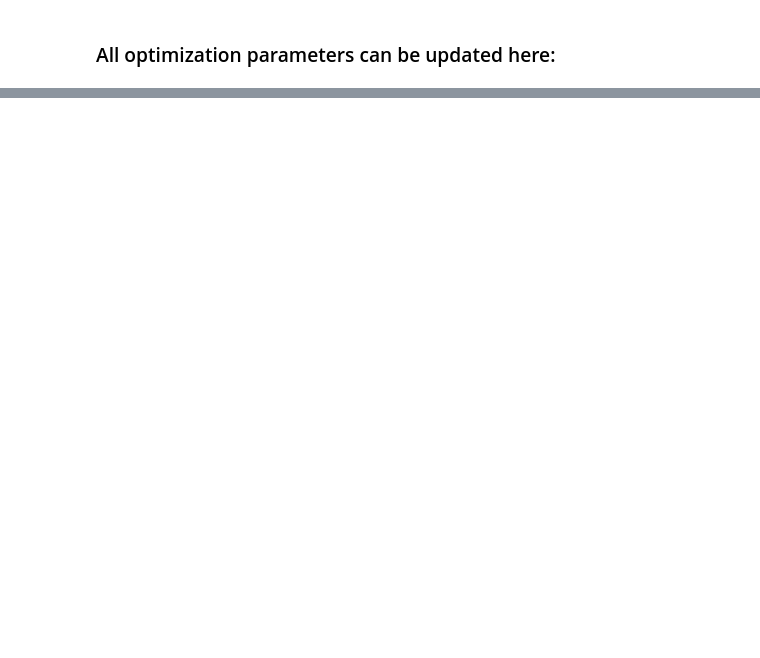
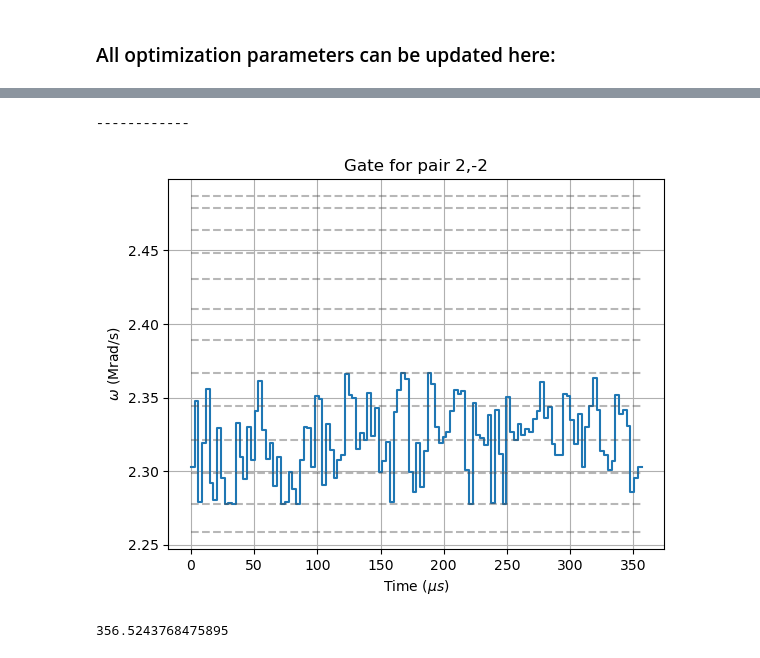
Before and after one commit to euriqa-brassboard/GoldGates.jl, a Jupyter notebook: notebooks/101725_13ion_gates.ipynb, the cells around one changed output, grey strips where cells are left out. Saved outputs shown, nothing was run; the diff lists cells and outputs as text; code cells hidden in the pictures; blank space fills up the shorter version.

```diff
--- a/notebooks/101725_13ion_gates.ipynb
+++ b/notebooks/101725_13ion_gates.ipynb
@@ -128,9 +134,9 @@ chain_position_to_idx(ion_pos) = ion_pos + (nions + 1) ÷ 2 # For example, pos 0
 param_sets = [
     Dict(
         :ion1 => chain_position_to_idx(-2), :ion2 => chain_position_to_idx(2),
-        :min_τ => 0.1, :max_τ => 2.5,
+        :min_τ => 0.1, :max_τ => 3,
         :min_Ω => pitime_to_Ω(8), :max_Ω => pitime_to_Ω(3.8),
-        :min_ω => 2π * sysparams.modes.radial1[2], :max_ω => 2π * sysparams.modes.radial1[8],
+        :min_ω => 2π * sysparams.modes.radial1[2], :max_ω => 2π * sysparams.modes.radial1[6],
         :blackman_ratio => 0.7, :nseg => 120, :niter => 150
     ),
     # Dict(
@@ -158,25 +164,36 @@ for params in param_sets
     blackman_ratio = params[:blackman_ratio]
     nseg = params[:nseg]
     niter = params[:niter]
+    pos1 = idx_to_chain_position(ion1)
+    pos2 = idx_to_chain_position(ion2)
+    key = "$(max(pos1, pos2)),$(min(pos1,pos2))"
 
     println("------------")
-    println("Calling gen_gate with parameters:")
-    println("ion1 = $ion1, ion2 = $ion2, min_τ = $min_τ, max_τ = $max_τ")
-    println("min_Ω = $min_Ω, max_Ω = $max_Ω, min_ω = $min_ω, max_ω = $max_ω")
-    println("blackman_ratio = $blackman_ratio, nseg = $nseg, niter = $niter")
+    println("Calling gen_gate with parameters for $key:")
+    println("   ion1 = $ion1, ion2 = $ion2, min_τ = $min_τ, max_τ = $max_τ")
+    println("   min_Ω = $min_Ω, max_Ω = $max_Ω, min_ω = $min_ω, max_ω = $max_ω")
+    println("   blackman_ratio = $blackman_ratio, nseg = $nseg, niter = $niter")
 
     # Run optimization and collect outputs
     opt_raw_params, kern, modes = gen_gate(ion1, ion2, min_τ, max_τ, min_Ω, max_Ω, min_ω, max_ω, blackman_ratio, nseg, niter)
 
-    pos1 = idx_to_chain_position(ion1)
-    pos2 = idx_to_chain_position(ion2)
-    key = "$(max(pos1, pos2)),$(min(pos1,pos2))"
+    # Calculate metadata
     enclosed_area = Seq.total_area(kern, opt_raw_params, modes)
-    solution_dict[key] = GoldGates.XXSolution(opt_raw_params, enclosed_area)
-    # store everything needed for later printing/plotting
+    metadata = Dict(
+        "total_gate_time" =>  sum(@view opt_raw_params.args[1:5:end]),
+        "total_displacement" =>  Seq.total_dis(kern, opt_raw_params, modes),
+        "total_cumulative_displacement" => Seq.total_cumdis(kern, opt_raw_params, modes),
+        "gradient_displacement_detuning" => Seq.total_disδ(kern, opt_raw_params, modes),
+        "enclosed_area" => enclosed_area,
+        "gradient_area_detuning" => Seq.total_areaδ(kern, opt_raw_params, modes),
+        "carrier_pi_time_required" => π / maximum(abs.(@view opt_raw_params.args[2:5:end])) / 2,
+    )
+    println(JSON.json(metadata, 4))
+    solution_dict[key] = GoldGates.XXSolution(opt_raw_params, enclosed_area, metadata=JSON.json(metadata))
     results[key] = (opt_raw_params, kern, modes, enclosed_area)
-    println("Stored solution for $key")
     println("------------")
 end
+# %% [output]
+------------
 # %%
 # Save the generated solutions
@@ -204,18 +205,26 @@ end
 # %%
 # Plot each stored solution (drive frequency vs time with mode lines)
 for (key, (opt_raw_params, kern, modes, enclosed_area)) in results
     figure()
     ts, ωs = Seq.get_ωs(opt_raw_params)
     plot(ts, ωs ./ 2π)
     title("Gate for pair $key")
     xmin = minimum(ts)
     xmax = maximum(ts)
     # Add horizontal lines for modes for plot
     for (i,f) in enumerate(sysparams.modes.radial1)
         plot([xmin, xmax], [f, f], linestyle="--", color="0.3", alpha=0.4)
     end
     xlabel(raw"Time ($\mu s$)")
     ylabel(raw"$\omega$ (Mrad/s)")
     grid()
-    display(gcf())
 end
+# %% [output]
+[figure, added]
+# %%
+for (key, (opt_raw_params, kern, modes, enclosed_area)) in results
+    total_time = sum(@view opt_raw_params.args[1:5:end])
+    println(total_time)
+end
+# %% [output]
+356.5243768475895
```
Also changed, not shown: parts of 5 cells of this notebook, 1 other file.
